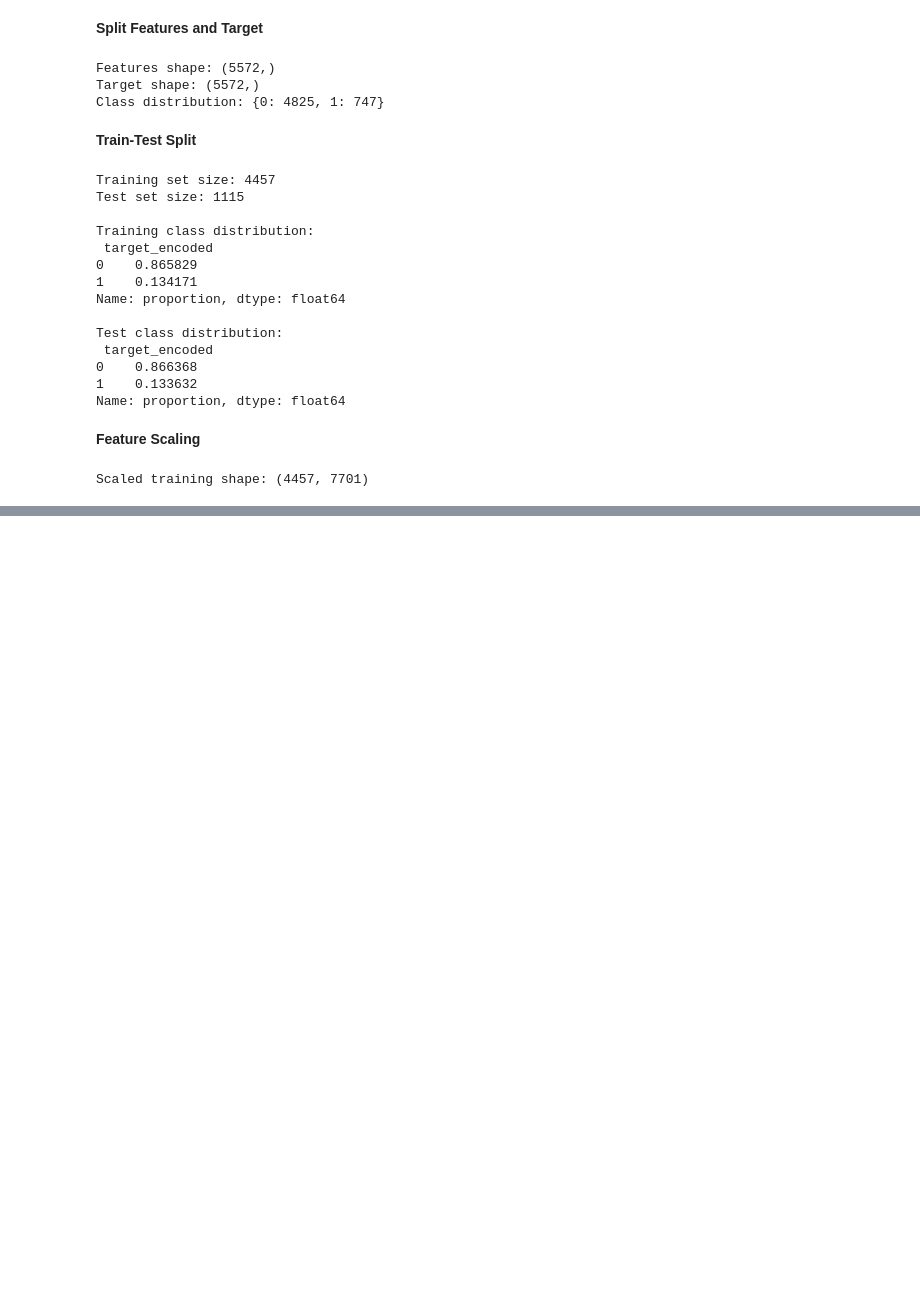
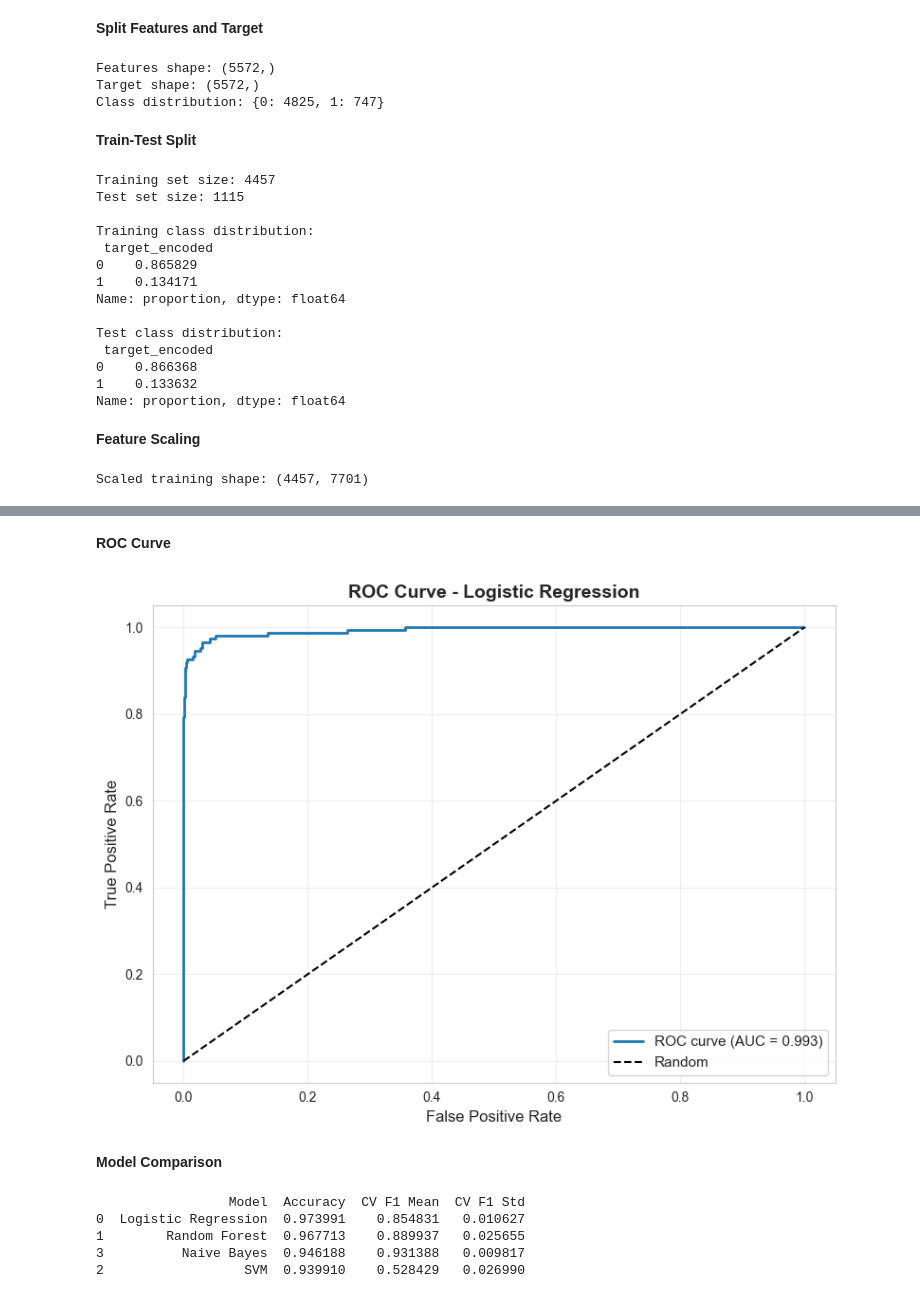
Before and after one commit to mdmohsin212/interview-prep, a Jupyter notebook: ML/Supervised Learning/Classification/Advance/Spam_Email_Detection.ipynb, the cells around one changed output, grey strips where cells are left out. Cells and saved outputs as stored; diff of their text form; code cells hidden in the pictures; blank space fills up the shorter version.

```diff
--- a/ML/Supervised Learning/Classification/Advance/Spam_Email_Detection.ipynb
+++ b/ML/Supervised Learning/Classification/Advance/Spam_Email_Detection.ipynb
@@ -165,0 +263,38 @@ Scaled training shape: (4457, 7701)
+# %% [markdown]
+**ROC Curve**
+# %%
+if results[best_model_name]['probabilities'] is not None:
+    y_pred_proba = results[best_model_name]['probabilities']
+
+    fpr, tpr, thresholds = roc_curve(y_test, y_pred_proba)
+    roc_auc = roc_auc_score(y_test, y_pred_proba)
+
+    plt.figure(figsize=(8, 6))
+    plt.plot(fpr, tpr, label=f'ROC curve (AUC = {roc_auc:.3f})', linewidth=2)
+    plt.plot([0, 1], [0, 1], 'k--', label='Random')
+    plt.xlabel('False Positive Rate', fontsize=12)
+    plt.ylabel('True Positive Rate', fontsize=12)
+    plt.title(f'ROC Curve - {best_model_name}', fontsize=14, fontweight='bold')
+    plt.legend(fontsize=11)
+    plt.grid(True, alpha=0.3)
+    plt.tight_layout()
+    plt.show()
+# %% [output]
+[figure, added]
+# %% [markdown]
+**Model Comparison**
+# %%
+comparison = pd.DataFrame({
+    'Model': list(results.keys()),
+    'Accuracy': [results[m]['accuracy'] for m in results.keys()],
+    'CV F1 Mean': [cv_results[m]['mean'] for m in results.keys()],
+    'CV F1 Std': [cv_results[m]['std'] for m in results.keys()]
+}).sort_values('Accuracy', ascending=False)
+
+print(comparison)
+# %% [output]
+                 Model  Accuracy  CV F1 Mean  CV F1 Std
+0  Logistic Regression  0.973991    0.854831   0.010627
+1        Random Forest  0.967713    0.889937   0.025655
+3          Naive Bayes  0.946188    0.931388   0.009817
+2                  SVM  0.939910    0.528429   0.026990
```
Also changed, not shown: parts of 20 cells of this notebook, 3 other files.
